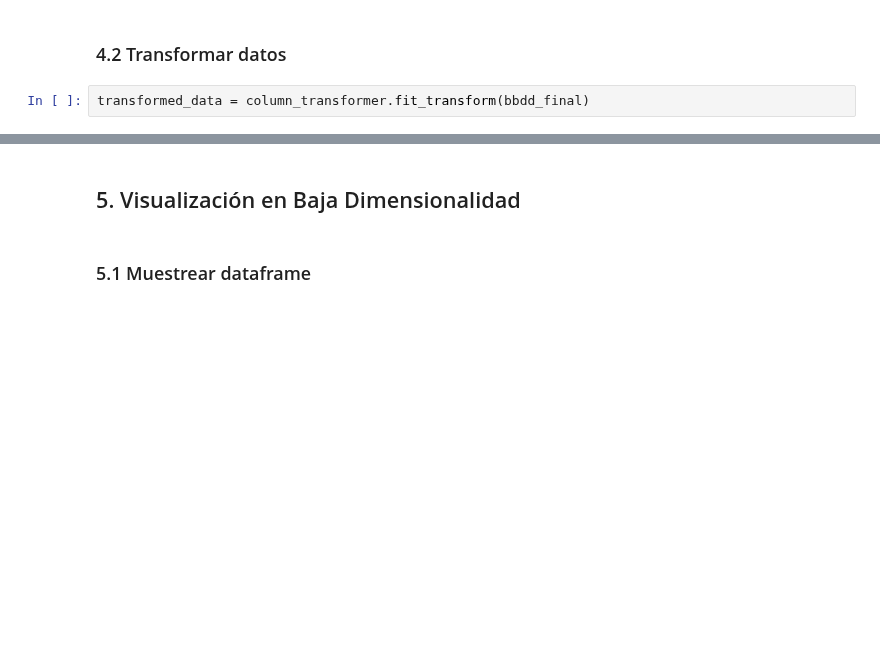
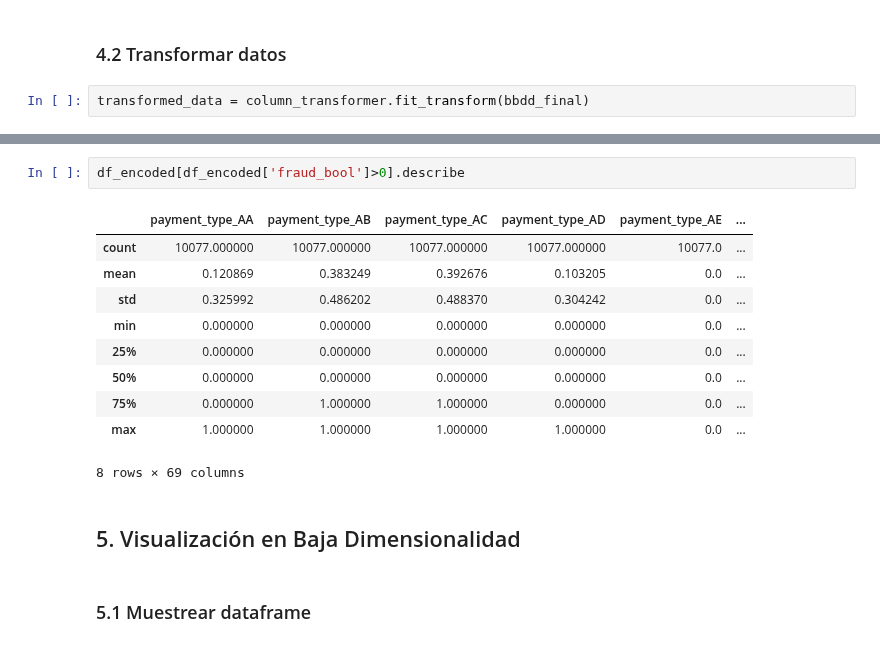
Before and after one commit to RaulSilvaA/MDS7202-mora-silva, a Jupyter notebook: Proyecto1/Proyecto.ipynb, the cells around one changed output, grey strips where cells are left out. Drawn from its saved outputs; the diff is of its cells as text; blank space fills up the shorter version.

```diff
--- a/Proyecto1/Proyecto.ipynb
+++ b/Proyecto1/Proyecto.ipynb
@@ -714,3 +733,16 @@ array(['payment_type_AA', 'payment_type_AB', 'payment_type_AC',
+# %%
+df_encoded[df_encoded['fraud_bool']>0].describe
+# %% [output]
+|  | payment_type_AA | payment_type_AB | payment_type_AC | payment_type_AD | payment_type_AE | ... |
+| count | 10077.000000 | 10077.000000 | 10077.000000 | 10077.000000 | 10077.0 | ... |
+| mean | 0.120869 | 0.383249 | 0.392676 | 0.103205 | 0.0 | ... |
+| std | 0.325992 | 0.486202 | 0.488370 | 0.304242 | 0.0 | ... |
+| min | 0.000000 | 0.000000 | 0.000000 | 0.000000 | 0.0 | ... |
+| 25% | 0.000000 | 0.000000 | 0.000000 | 0.000000 | 0.0 | ... |
+| 50% | 0.000000 | 0.000000 | 0.000000 | 0.000000 | 0.0 | ... |
+| 75% | 0.000000 | 1.000000 | 1.000000 | 0.000000 | 0.0 | ... |
+| max | 1.000000 | 1.000000 | 1.000000 | 1.000000 | 0.0 | ... |
+8 rows × 69 columns
 # %% [markdown]
 ## 5. Visualización en Baja Dimensionalidad
 # %% [markdown]
```
Also changed, not shown: parts of 20 cells of this notebook.
